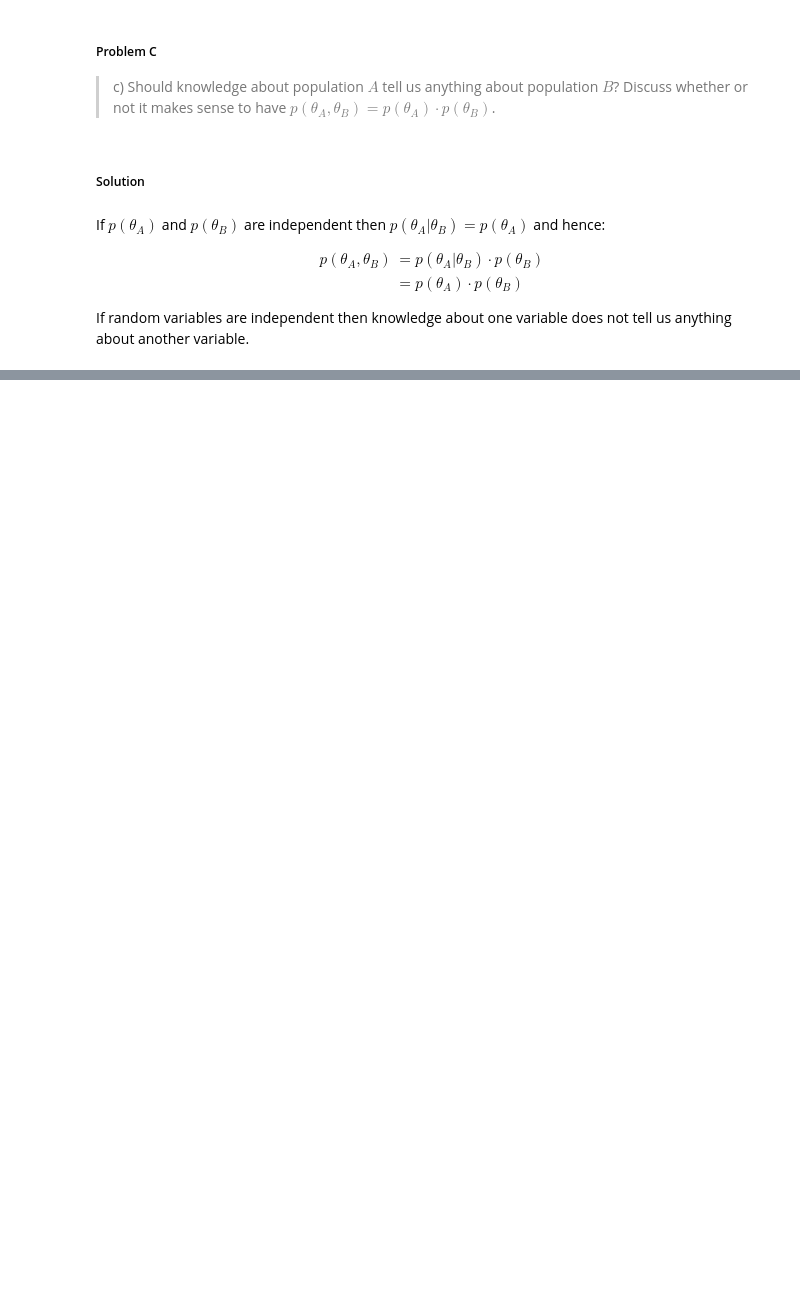
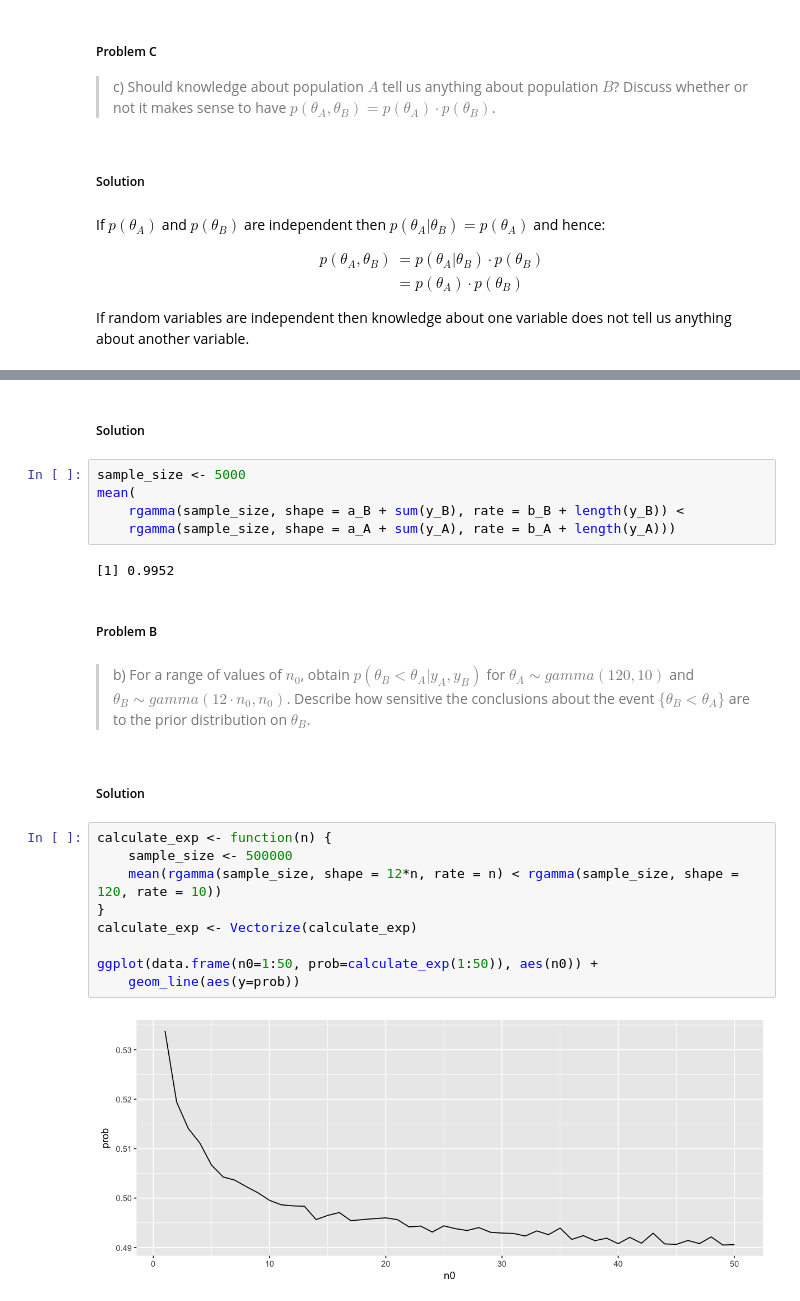
Before and after one commit to andreo/bayesian-statistical-methods-solutions, a Jupyter notebook: Exercise_3.3.ipynb, the cells around one changed output, grey strips where cells are left out. Cells and saved outputs as stored; diff of their text form; blank space fills up the shorter version.

```diff
--- a/Exercise_3.3.ipynb
+++ b/Exercise_3.3.ipynb
@@ -131,0 +149,26 @@ If random variables are independent then knowledge about one variable does not t
+# %% [markdown]
+##### Solution
+# %%
+sample_size <- 5000
+mean(
+    rgamma(sample_size, shape = a_B + sum(y_B), rate = b_B + length(y_B)) <
+    rgamma(sample_size, shape = a_A + sum(y_A), rate = b_A + length(y_A)))
+# %% [output]
+[1] 0.9952
+# %% [markdown]
+##### Problem B
+# %% [markdown]
+> b) For a range of values of $n_0$, obtain $p(\theta_B < \theta_A|y_A, y_B)$ for $\theta_A \sim gamma(120, 10)$ and $\theta_B \sim gamma(12 \cdot n_0, n_0)$. Describe how sensitive the conclusions about the event $\{\theta_B < \theta_A\}$ are to the prior distribution on $\theta_B$.
+# %% [markdown]
+##### Solution
+# %%
+calculate_exp <- function(n) {
+    sample_size <- 500000
+    mean(rgamma(sample_size, shape = 12*n, rate = n) < rgamma(sample_size, shape = 120, rate = 10))
+}
+calculate_exp <- Vectorize(calculate_exp)
+
+ggplot(data.frame(n0=1:50, prob=calculate_exp(1:50)), aes(n0)) +
+    geom_line(aes(y=prob))
+# %% [output]
+[figure, added]
```
Also changed, not shown: parts of 11 cells of this notebook.
